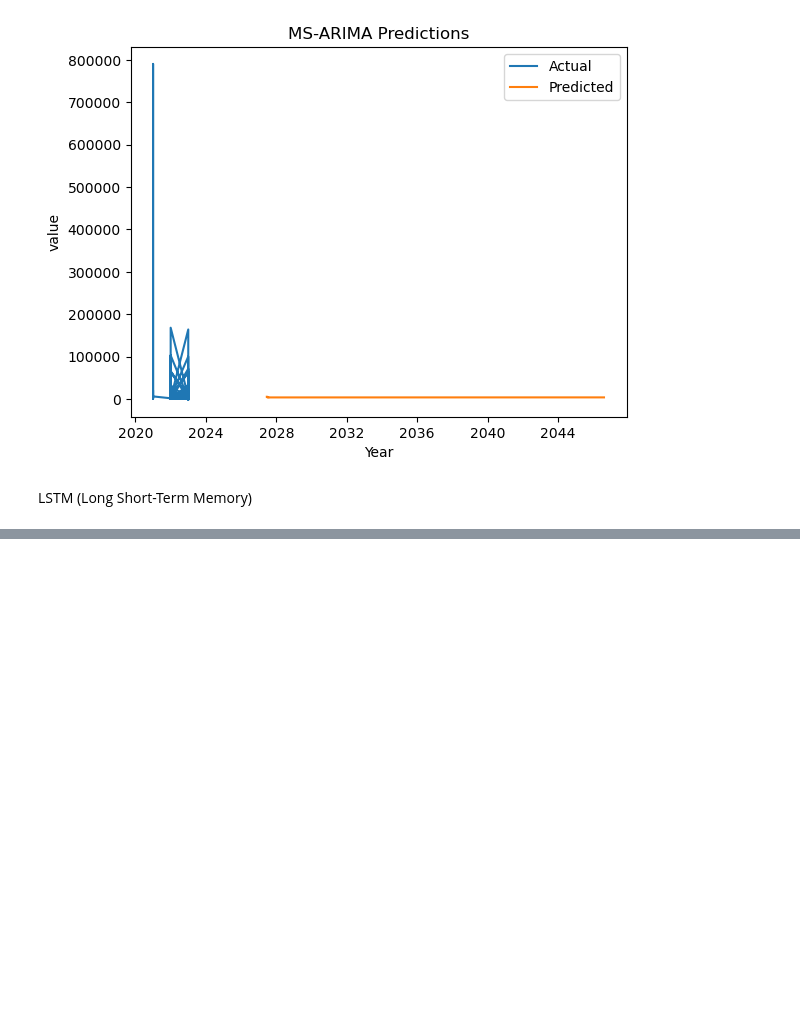
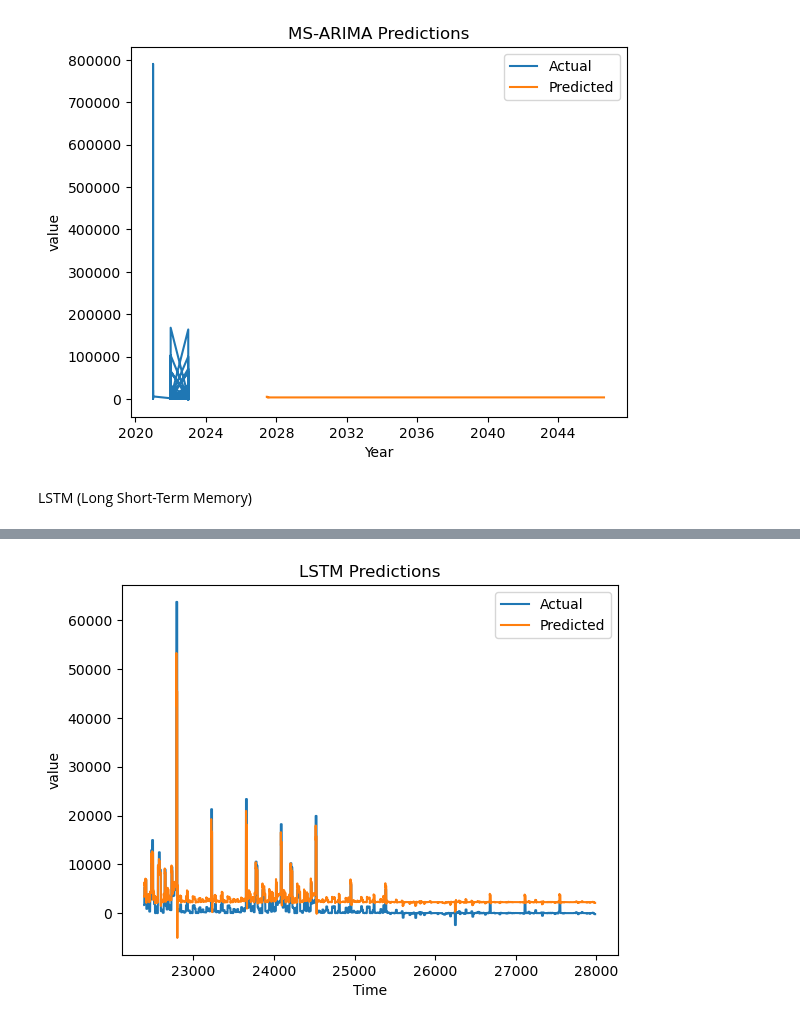
Before and after one commit to jodahe1/Birhan-Energies-, a Jupyter notebook: Task2/Scripts/Task2.ipynb, the cells around one changed output, grey strips where cells are left out. Cells and saved outputs as stored; diff of their text form; code cells hidden in the pictures; blank space fills up the shorter version.

Commit message:
LSTM (Long Short-Term Memory) Networks
I Include LSTM (Long Short-Term Memory) Networks on this commit do get more insights while making the report

```diff
--- a/Task2/Scripts/Task2.ipynb
+++ b/Task2/Scripts/Task2.ipynb
@@ -130,0 +153,22 @@ LSTM (Long Short-Term Memory)
+# %%
+time_steps = 3  # Adjust this parameter based on your data
+X_train, Y_train = create_dataset(train_data, time_steps)
+X_test, Y_test = create_dataset(test_data, time_steps)
+# %%
+# Reshape the input data to match LSTM input shape
+X_train = np.reshape(X_train, (X_train.shape[0], X_train.shape[1], 1))
+X_test = np.reshape(X_test, (X_test.shape[0], X_test.shape[1], 1))
+# %%
+# Build the LSTM model
+model = Sequential()
+model.add(LSTM(units=50, return_sequences=True, input_shape=(X_train.shape[1], 1)))
+model.add(LSTM(units=50))
+model.add(Dense(units=1))
+model.compile(optimizer='adam', loss='mean_squared_error')
+# %%
+# Train the LSTM model
+model.fit(X_train, Y_train, epochs=10, batch_size=32)
+
+# Make predictions on the test set
+predictions = model.predict(X_test)
+predictions = scaler.inverse_transform(predictions)
@@ -130,0 +193,11 @@ LSTM (Long Short-Term Memory)
+# %%
+# Plot the predicted values against the actual values
+plt.plot(data.index[train_size+time_steps:], data[target_column][train_size+time_steps:], label='Actual')
+plt.plot(data.index[train_size+time_steps:], predictions, label='Predicted')
+plt.xlabel('Time')
+plt.ylabel(target_column)
+plt.title('LSTM Predictions')
+plt.legend()
+plt.show()
+# %% [output]
+[figure, added]
```
Also changed, not shown: parts of 4 cells of this notebook.
